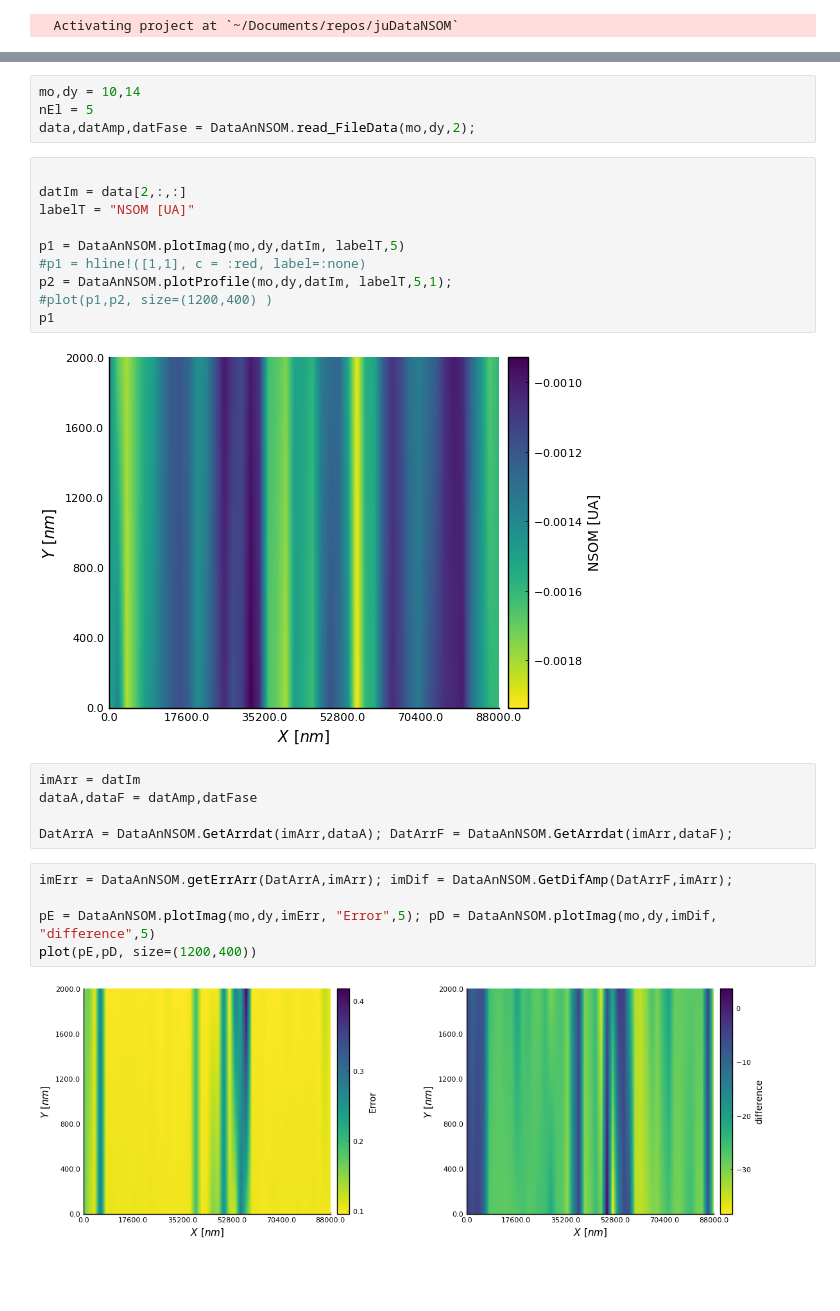
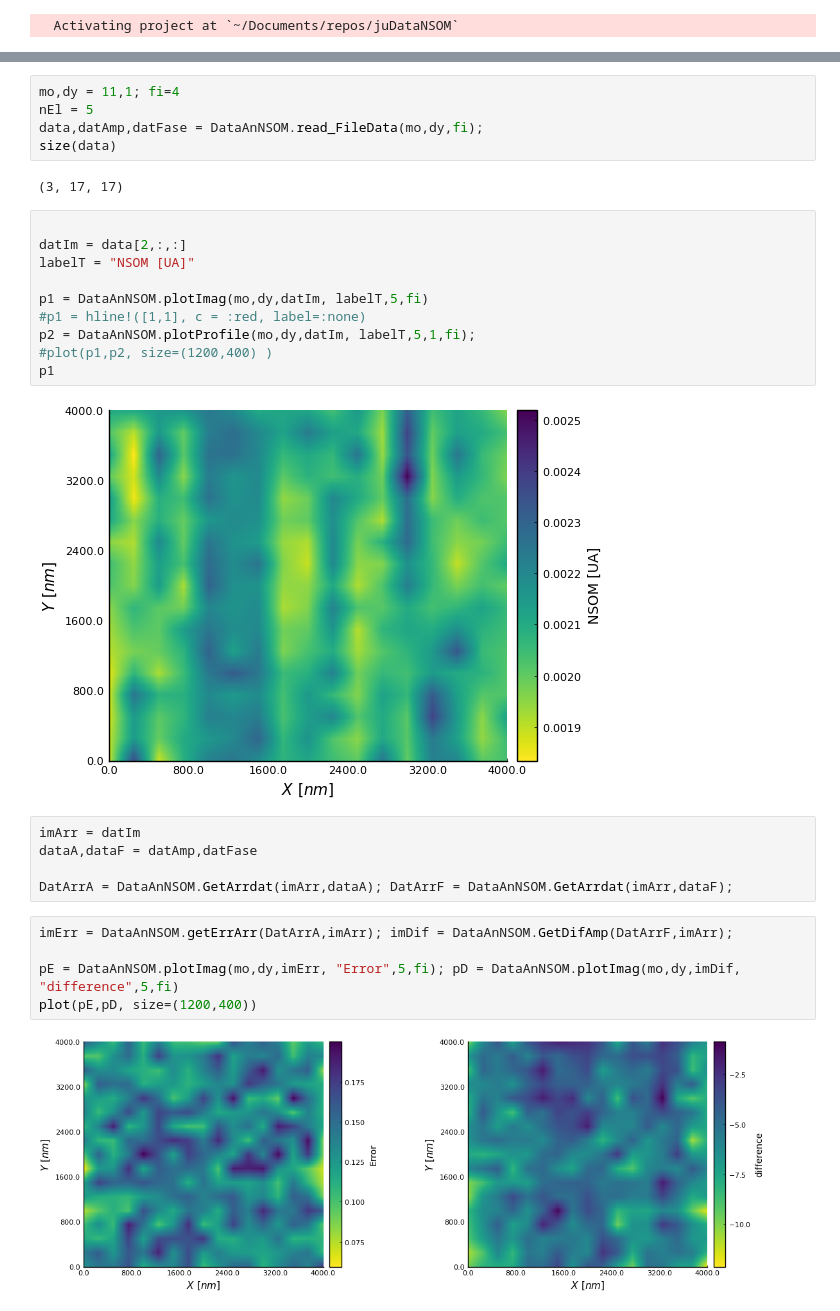
Before and after one commit to Gabmtzz/juDataNSOM, a Jupyter notebook: notebook/nsomdata.ipynb, the cells around one changed output, grey strips where cells are left out. Cells and saved outputs as stored; diff of their text form; blank space fills up the shorter version.

```diff
--- a/notebook/nsomdata.ipynb
+++ b/notebook/nsomdata.ipynb
@@ -10,19 +12,22 @@ Plots.PyPlotBackend()
 # %%
-mo,dy = 10,14
+mo,dy = 11,1; fi=4
 nEl = 5
-data,datAmp,datFase = DataAnNSOM.read_FileData(mo,dy,2);
+data,datAmp,datFase = DataAnNSOM.read_FileData(mo,dy,fi);
+size(data)
+# %% [output]
+(3, 17, 17)
 # %%
 
 datIm = data[2,:,:]
 labelT = "NSOM [UA]"
 
-p1 = DataAnNSOM.plotImag(mo,dy,datIm, labelT,5)
+p1 = DataAnNSOM.plotImag(mo,dy,datIm, labelT,5,fi)
 #p1 = hline!([1,1], c = :red, label=:none)
-p2 = DataAnNSOM.plotProfile(mo,dy,datIm, labelT,5,1);
+p2 = DataAnNSOM.plotProfile(mo,dy,datIm, labelT,5,1,fi);
 #plot(p1,p2, size=(1200,400) )
 p1
 # %% [output]
-[figure, old version]
+[figure, new version]
 # %%
 imArr = datIm
 dataA,dataF = datAmp,datFase
@@ -31,7 +36,7 @@ DatArrA = DataAnNSOM.GetArrdat(imArr,dataA); DatArrF = DataAnNSOM.GetArrdat(imAr
 # %%
 imErr = DataAnNSOM.getErrArr(DatArrA,imArr); imDif = DataAnNSOM.GetDifAmp(DatArrF,imArr);
 
-pE = DataAnNSOM.plotImag(mo,dy,imErr, "Error",5); pD = DataAnNSOM.plotImag(mo,dy,imDif, "difference",5)
+pE = DataAnNSOM.plotImag(mo,dy,imErr, "Error",5,fi); pD = DataAnNSOM.plotImag(mo,dy,imDif, "difference",5,fi)
 plot(pE,pD, size=(1200,400))
 # %% [output]
-[figure, old version]
+[figure, new version]
```
Also changed, not shown: parts of 2 cells of this notebook, 2 other files.
